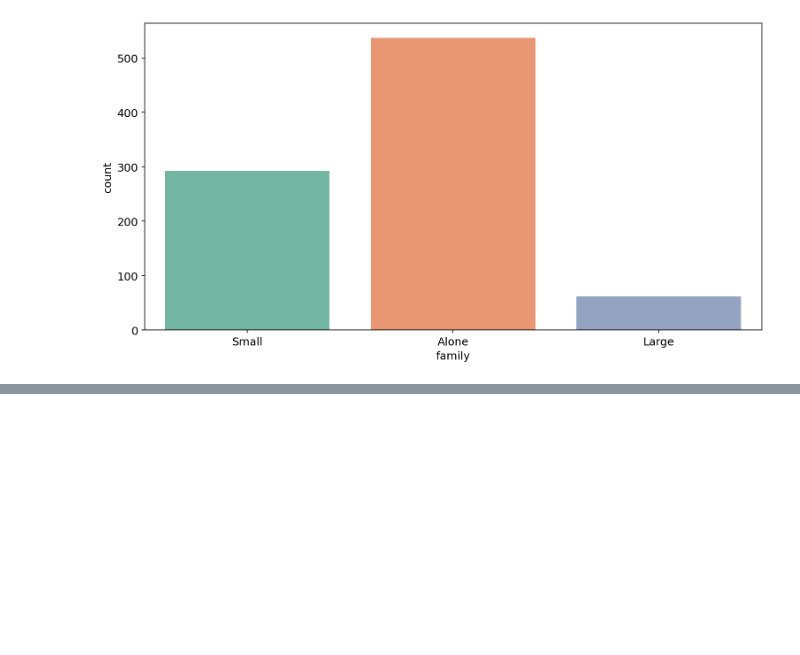
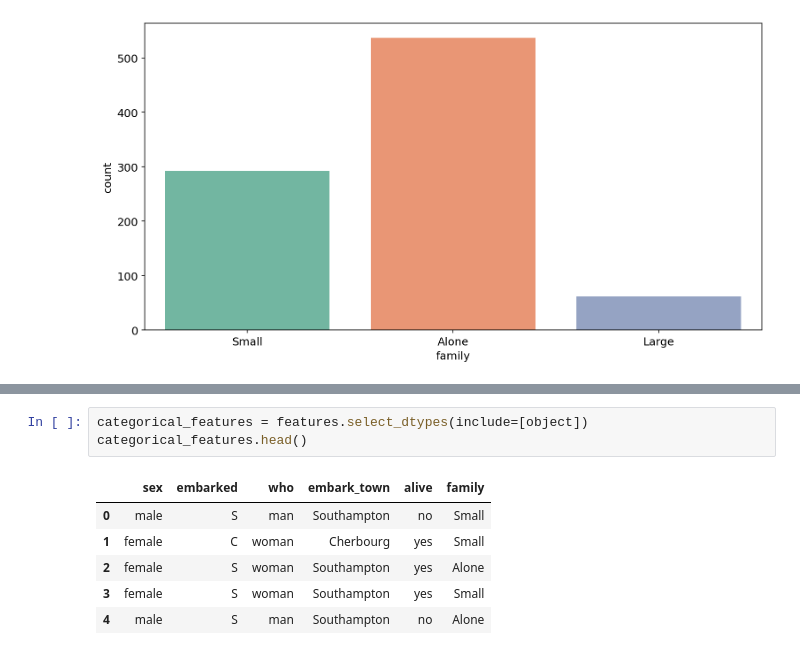
Before and after one commit to Jawad-Muzafar/Machine-Learning, a Jupyter notebook: Titanic Survived Predication/ml.ipynb, the cells around one changed output, grey strips where cells are left out. Drawn from its saved outputs; the diff is of its cells as text; blank space fills up the shorter version.

```diff
--- a/Titanic Survived Predication/ml.ipynb
+++ b/Titanic Survived Predication/ml.ipynb
@@ -253,0 +265,10 @@ from sklearn.preprocessing import OneHotEncoder,StandardScaler
+# %%
+categorical_features = features.select_dtypes(include=[object])
+categorical_features.head()
+# %% [output]
+|  | sex | embarked | who | embark_town | alive | family |
+| 0 | male | S | man | Southampton | no | Small |
+| 1 | female | C | woman | Cherbourg | yes | Small |
+| 2 | female | S | woman | Southampton | yes | Alone |
+| 3 | female | S | woman | Southampton | yes | Small |
+| 4 | male | S | man | Southampton | no | Alone |
```
Also changed, not shown: parts of 18 cells of this notebook.
